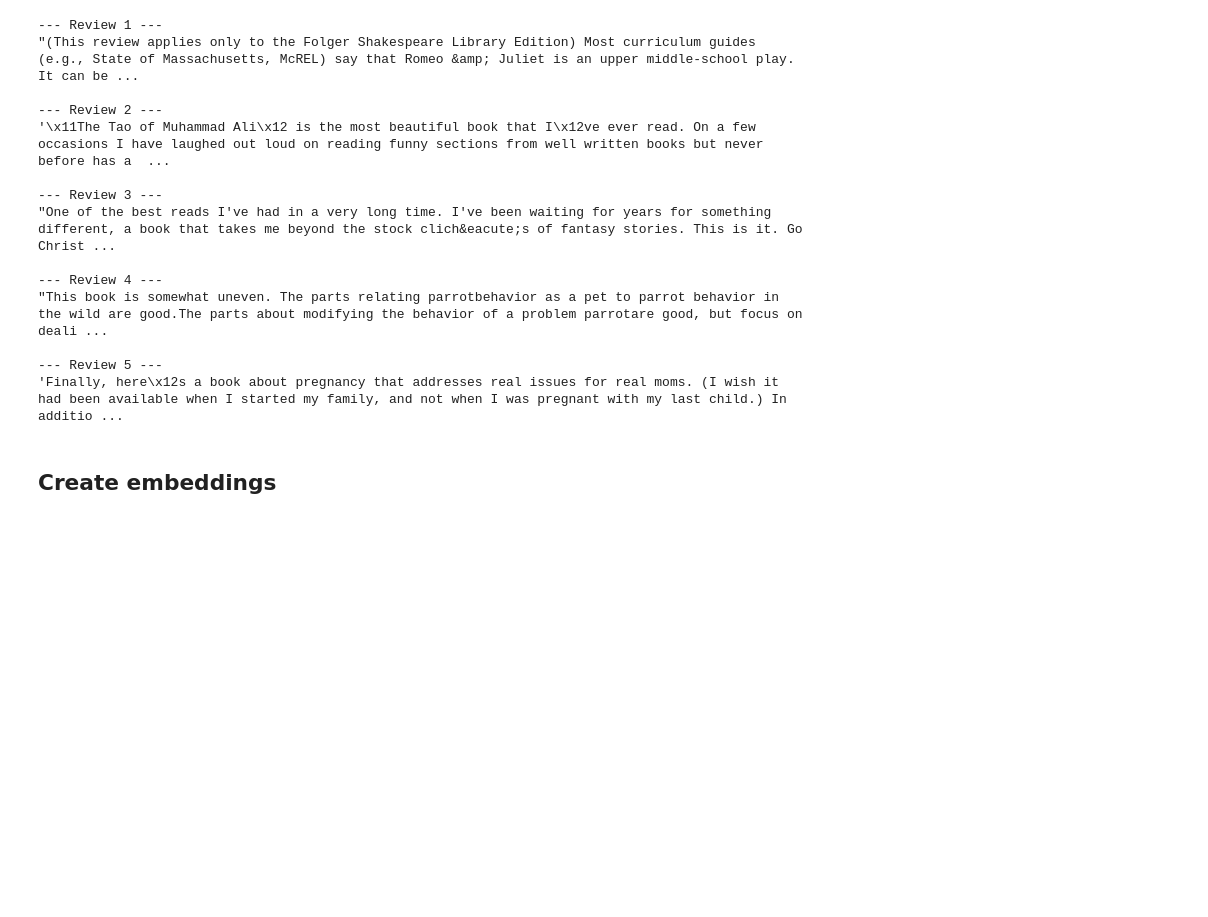
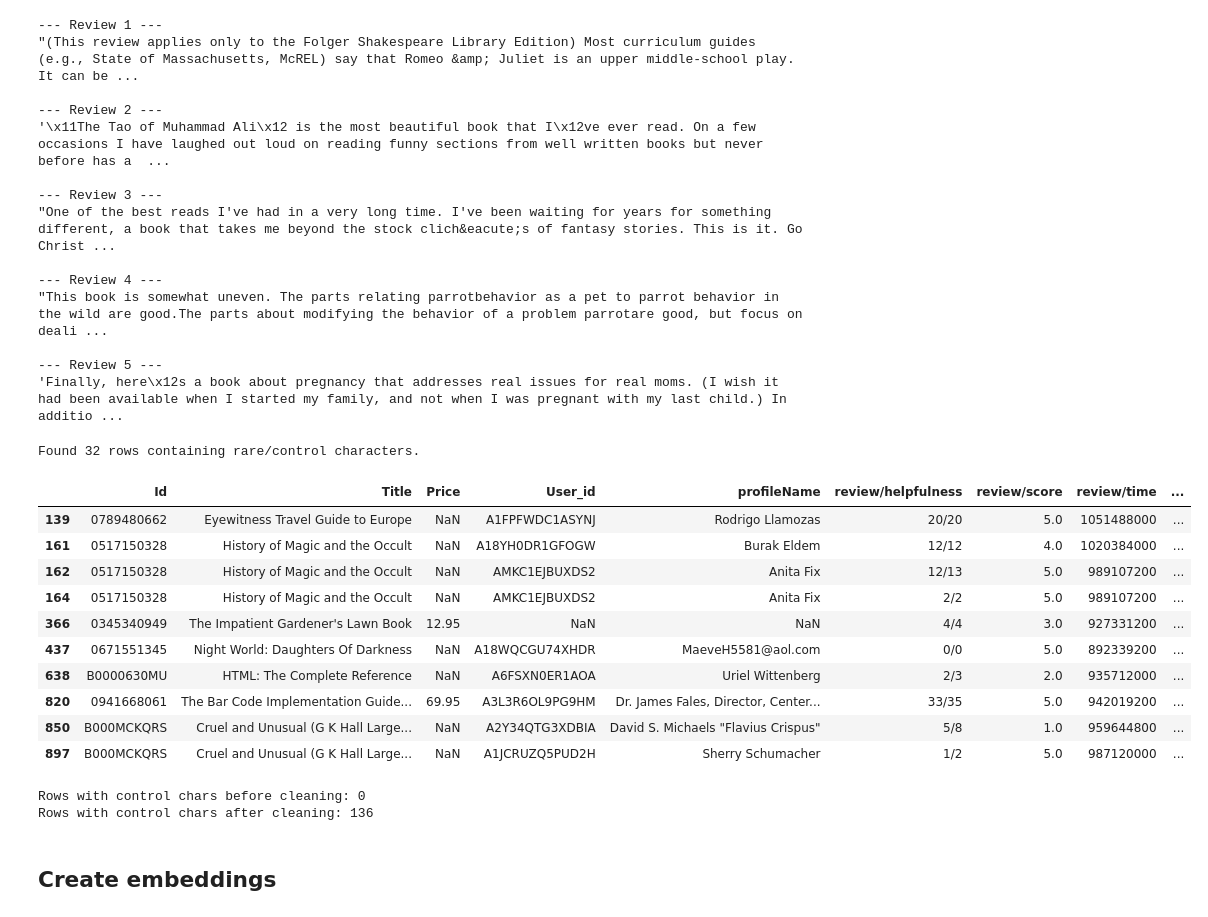
Before and after one commit to tanjapock/AmazonReview, a Jupyter notebook: lara.ipynb, the cells around one changed output. Drawn from its saved outputs; the diff is of its cells as text; code cells hidden in the pictures; blank space fills up the shorter version.

```diff
--- a/lara.ipynb
+++ b/lara.ipynb
@@ -253,3 +256,7 @@ Number of reviews containing HTML tags or URLs: 0
 Examples of reviews containing HTML or URLs:
 
 Series([], Name: review/text, dtype: object)
+# %%
+import html
+
+br['clean_text'] = br['review/text'].astype(str).apply(html.unescape)
@@ -326,3 +369,39 @@ for i, text in enumerate(br.loc[mask, 'review/text'].head(5)):
 
 --- Review 5 ---
 'Finally, here\x12s a book about pregnancy that addresses real issues for real moms. (I wish it had been available when I started my family, and not when I was pregnant with my last child.) In additio ...
+# %%
+# look for &
+text = '&amp;'
+mask_and = br['review/text'].astype(str).str.contains(text, regex=True)
+
+# Display how many and a few examples
+print(f"Found {mask.sum()} rows containing rare/control characters.")
+br[mask_and].head(10)
+# %% [output]
+Found 32 rows containing rare/control characters.
+|  | Id | Title | Price | User_id | profileName | review/helpfulness | review/score | review/time | ... |
+| 139 | 0789480662 | Eyewitness Travel Guide to Europe | NaN | A1FPFWDC1ASYNJ | Rodrigo Llamozas | 20/20 | 5.0 | 1051488000 | ... |
+| 161 | 0517150328 | History of Magic and the Occult | NaN | A18YH0DR1GFOGW | Burak Eldem | 12/12 | 4.0 | 1020384000 | ... |
+| 162 | 0517150328 | History of Magic and the Occult | NaN | AMKC1EJBUXDS2 | Anita Fix | 12/13 | 5.0 | 989107200 | ... |
+| 164 | 0517150328 | History of Magic and the Occult | NaN | AMKC1EJBUXDS2 | Anita Fix | 2/2 | 5.0 | 989107200 | ... |
+| 366 | 0345340949 | The Impatient Gardener's Lawn Book | 12.95 | NaN | NaN | 4/4 | 3.0 | 927331200 | ... |
+| 437 | 0671551345 | Night World: Daughters Of Darkness | NaN | A18WQCGU74XHDR | MaeveH5581@aol.com | 0/0 | 5.0 | 892339200 | ... |
+| 638 | B0000630MU | HTML: The Complete Reference | NaN | A6FSXN0ER1AOA | Uriel Wittenberg | 2/3 | 2.0 | 935712000 | ... |
+| 820 | 0941668061 | The Bar Code Implementation Guide... | 69.95 | A3L3R6OL9PG9HM | Dr. James Fales, Director, Center... | 33/35 | 5.0 | 942019200 | ... |
+| 850 | B000MCKQRS | Cruel and Unusual (G K Hall Large... | NaN | A2Y34QTG3XDBIA | David S. Michaels "Flavius Crispus" | 5/8 | 1.0 | 959644800 | ... |
+| 897 | B000MCKQRS | Cruel and Unusual (G K Hall Large... | NaN | A1JCRUZQ5PUD2H | Sherry Schumacher | 1/2 | 5.0 | 987120000 | ... |
+# %%
+import re
+
+def remove_control_chars(text):
+    # \x00-\x1F are control chars, \x7F is DEL
+    return re.sub(r'[\x00-\x1F\x7F]', '', str(text))
+#br['clean_text'] = br['clean_text'].apply(remove_control_chars)
+# Find rows that still contain control chars
+mask1 = br['clean_text'].str.contains(r'[\x00-\x1F\x7F]', regex=True)
+mask2 = br['review/text'].str.contains(r'[\x00-\x1F\x7F]', regex=True)
+print(f"Rows with control chars before cleaning: {mask1.sum()}")
+print(f"Rows with control chars after cleaning: {mask2.sum()}")
+# %% [output]
+Rows with control chars before cleaning: 0
+Rows with control chars after cleaning: 136
```
Also changed, not shown: parts of 5 cells of this notebook.
